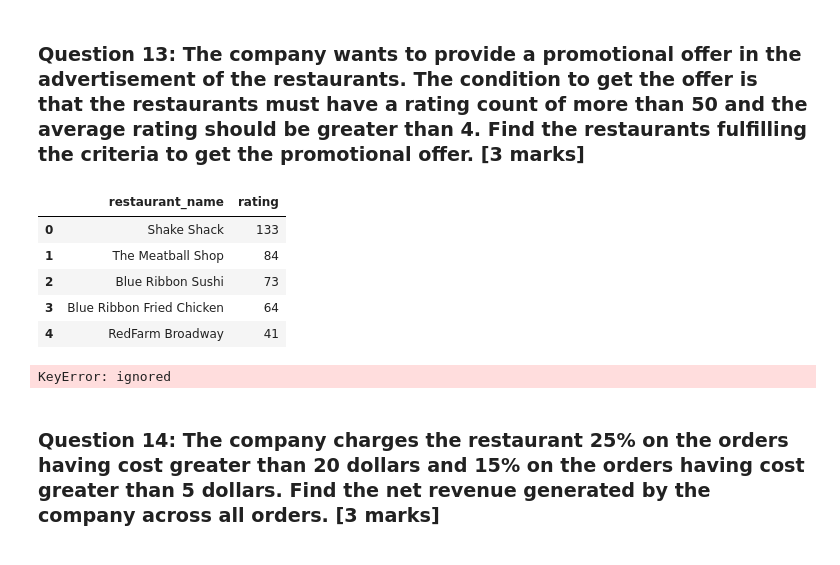
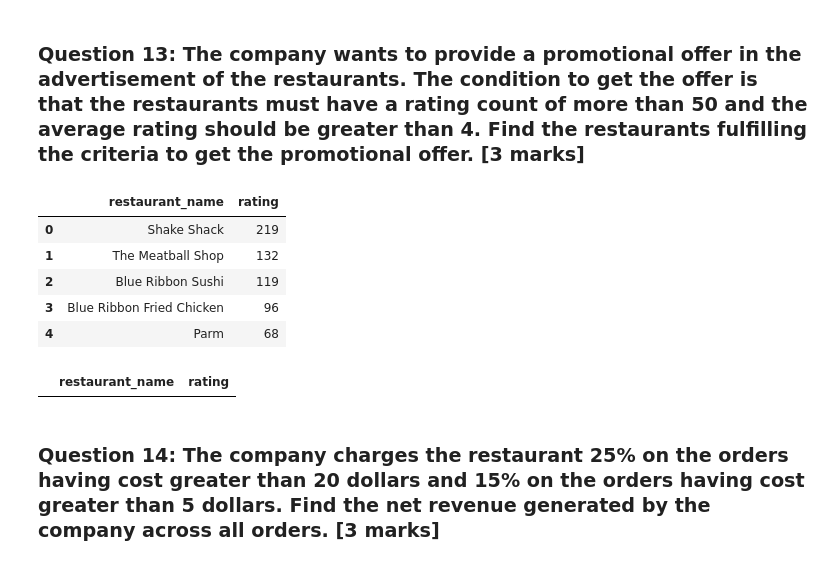
Before and after one commit to HelimaBass/Content_Drive, a Jupyter notebook: FDS_Project_LearnerNotebook_LowCode_MyWork.ipynb, the cells around one changed output. Drawn from its saved outputs; the diff is of its cells as text; code cells hidden in the pictures.

```diff
--- a/FDS_Project_LearnerNotebook_LowCode_MyWork.ipynb
+++ b/FDS_Project_LearnerNotebook_LowCode_MyWork.ipynb
@@ -419,31 +425,26 @@ plt.show()
 # %%
-# Filter the rated restaurants
-df_rated = df[df['rating'] != 'Not given'].copy()
-
-# Convert rating column from object to integer
-df_rated['rating'] = df_rated['rating'].astype('int')
-
 # Create a dataframe that contains the restaurant names with their rating counts
 df_rating_count = df_rated.groupby(['restaurant_name'])['rating'].count().sort_values(ascending = False).reset_index()
 df_rating_count.head()
 # %% [output]
 |  | restaurant_name | rating |
-| 0 | Shake Shack | 133 |
-| 1 | The Meatball Shop | 84 |
-| 2 | Blue Ribbon Sushi | 73 |
-| 3 | Blue Ribbon Fried Chicken | 64 |
-| 4 | RedFarm Broadway | 41 |
+| 0 | Shake Shack | 219 |
+| 1 | The Meatball Shop | 132 |
+| 2 | Blue Ribbon Sushi | 119 |
+| 3 | Blue Ribbon Fried Chicken | 96 |
+| 4 | Parm | 68 |
 # %%
 # Get the restaurant names that have rating count more than 50
-rest_names = df_rating_count['rating']['restaurant_name'] # Complete the code to get the restaurant names having rating count more than 50
-
-# Filter to get the data of restaurants that have rating count more than 50
-#df_mean_4 = df_rated[df_rated['restaurant_name'].isin(rest_names)].copy()
-
-# Group the restaurant names with their ratings and find the mean rating of each restaurant
-#df_mean_4.groupby(['_______'])['_______'].mean().sort_values(ascending = False).reset_index().dropna() # Complete the code to find the mean rating
+rest_names = df_rating_count[['restaurant_name','rating']].groupby('restaurant_name').count() > 50 # Complete the code to get the restaurant names having rating count more than 50
-# %% [output]
-KeyError: ignored
+# %%
+# Filter to get the data of restaurants that have rating count more than 50
+df_mean_4 = df_rated[df_rated['restaurant_name'].isin(rest_names)].copy()
+# %%
+# Group the restaurant names with their ratings and find the mean rating of each restaurant
+#df_mean_4.groupby(['_______'])['_______'].mean().sort_values(ascending = False).reset_index().dropna() # Complete the code to find the mean rating
+df_mean_4.groupby(['restaurant_name'])['rating'].mean().sort_values(ascending = False).reset_index().dropna() # Complete the code to find the mean rating
+# %% [output]
+|  | restaurant_name | rating |
 # %% [markdown]
 ### **Question 14:** The company charges the restaurant 25% on the orders having cost greater than 20 dollars and 15% on the orders having cost greater than 5 dollars. Find the net revenue generated by the company across all orders. [3 marks]
 # %%
```
Also changed, not shown: parts of 3 cells of this notebook.
